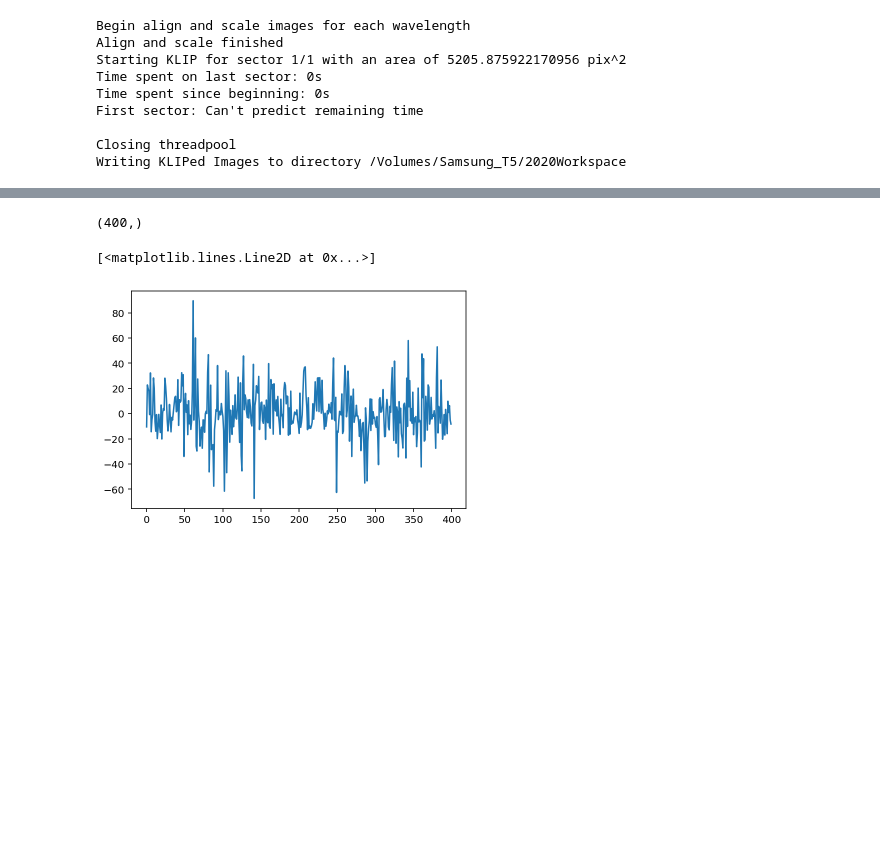
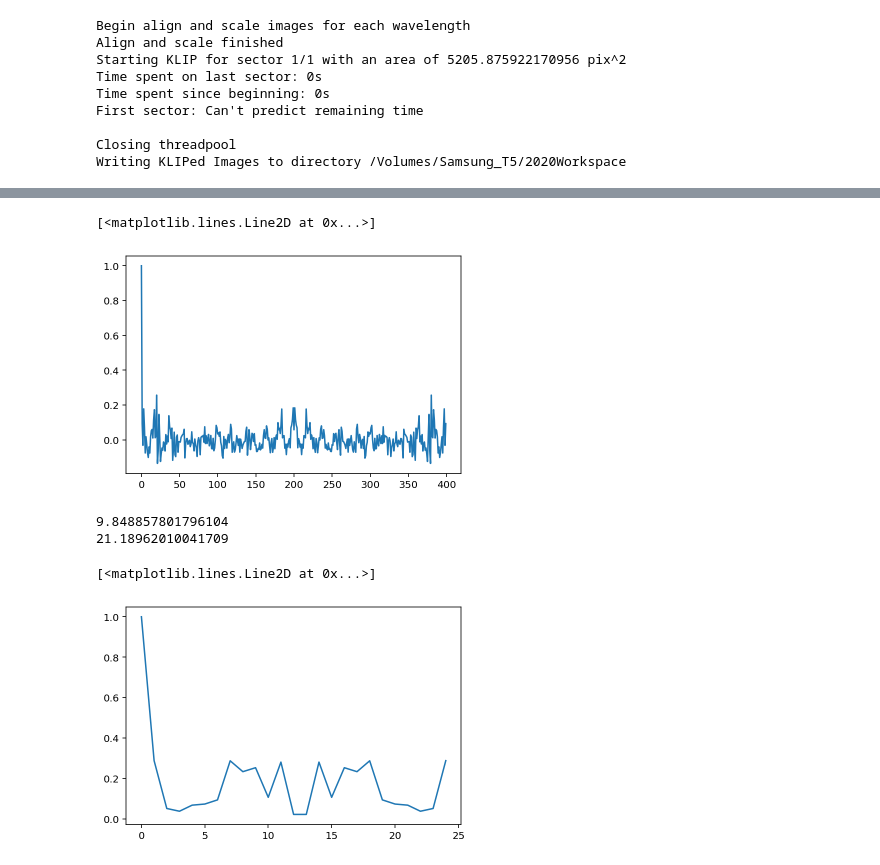
Before and after one commit to jeaadams/2020Workspace, a Jupyter notebook: autocorrelation.ipynb, the cells around one changed output, grey strips where cells are left out. Saved outputs shown, nothing was run; the diff lists cells and outputs as text; code cells hidden in the pictures; blank space fills up the shorter version.

```diff
--- a/autocorrelation.ipynb
+++ b/autocorrelation.ipynb
@@ -194,4 +194,0 @@ array([[0.80601281, 0.15005498],
-# %%
-test_region.shape
-# %% [output]
-(400,)
@@ -209,5 +197,5 @@ sums2 = np.array(sums2)
 # %%
-plt.plot(sums2)
+plt.plot(lag, t)
 # %% [output]
 [<matplotlib.lines.Line2D at 0x...>]
-[figure, old version]
+[figure, new version]
@@ -215,0 +202,23 @@ summation = sum(range(sums.shape[0]))
+# %%
+x_positions= [41,43]
+y_positions= [54,70]
+
+center_x = 50
+center_y = 50
+
+# calculate distance from center in x and y
+p1_x_sep = abs(center_x - x_positions[0])
+p1_y_sep = abs(center_y - y_positions[0])
+
+p2_x_sep = abs(center_x - x_positions[1])
+p2_y_sep = abs(center_y - y_positions[1])
+
+# calculate straight line distance from center
+p1_sep = np.sqrt((p1_x_sep)**2 + (p1_y_sep)**2)
+p2_sep = np.sqrt((p2_x_sep)**2 + (p2_y_sep)**2)
+
+print(p1_sep)
+print(p2_sep)
+# %% [output]
+9.848857801796104
+21.18962010041709
@@ -215,0 +232,7 @@ summation = sum(range(sums.shape[0]))
+# %%
+p1_corr, p1_lag = auto_correlate(p1_region_flat)
+# %%
+plt.plot(p1_lag, p1_corr/p1_corr.max())
+# %% [output]
+[<matplotlib.lines.Line2D at 0x...>]
+[figure, added]
```
Also changed, not shown: parts of 28 cells of this notebook.
